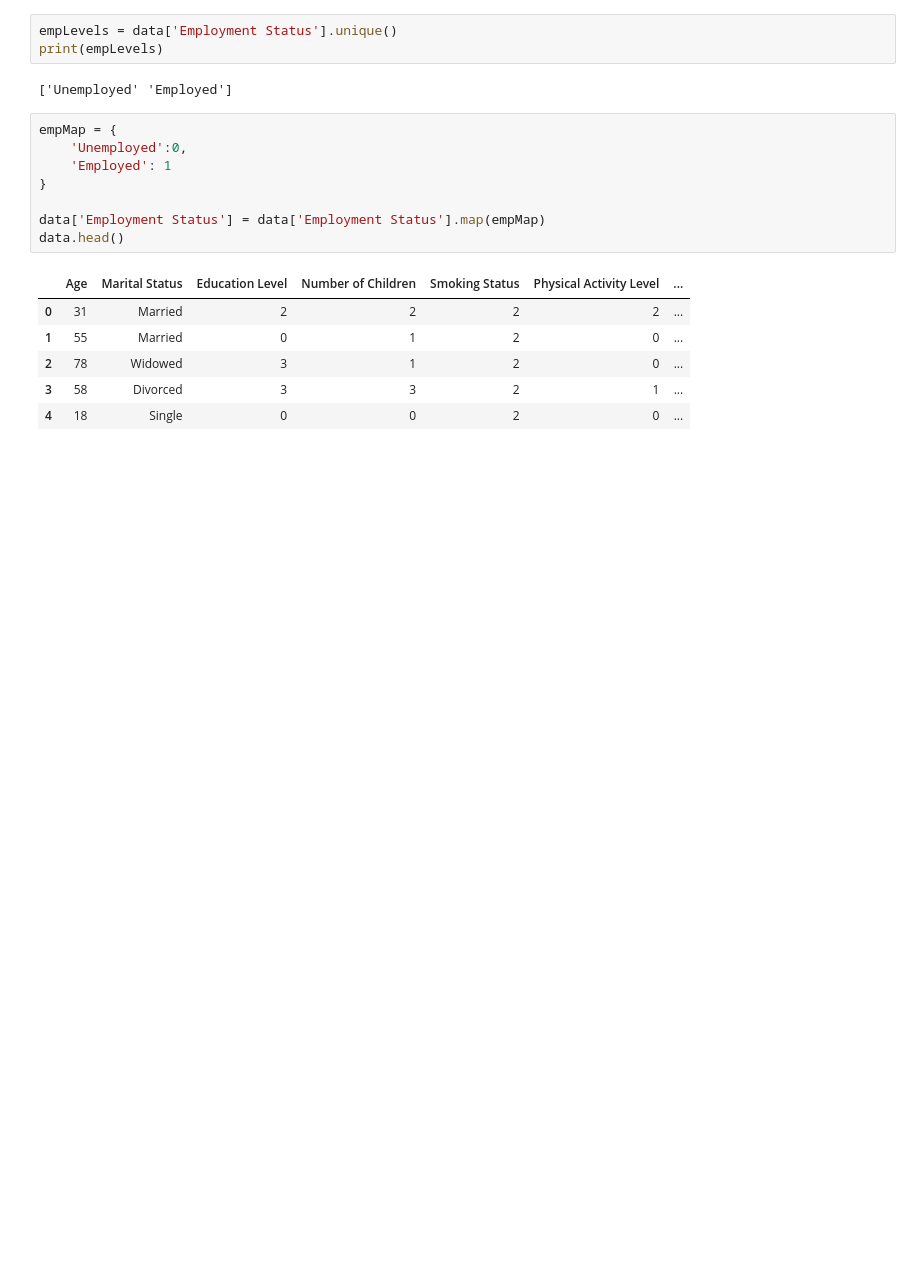
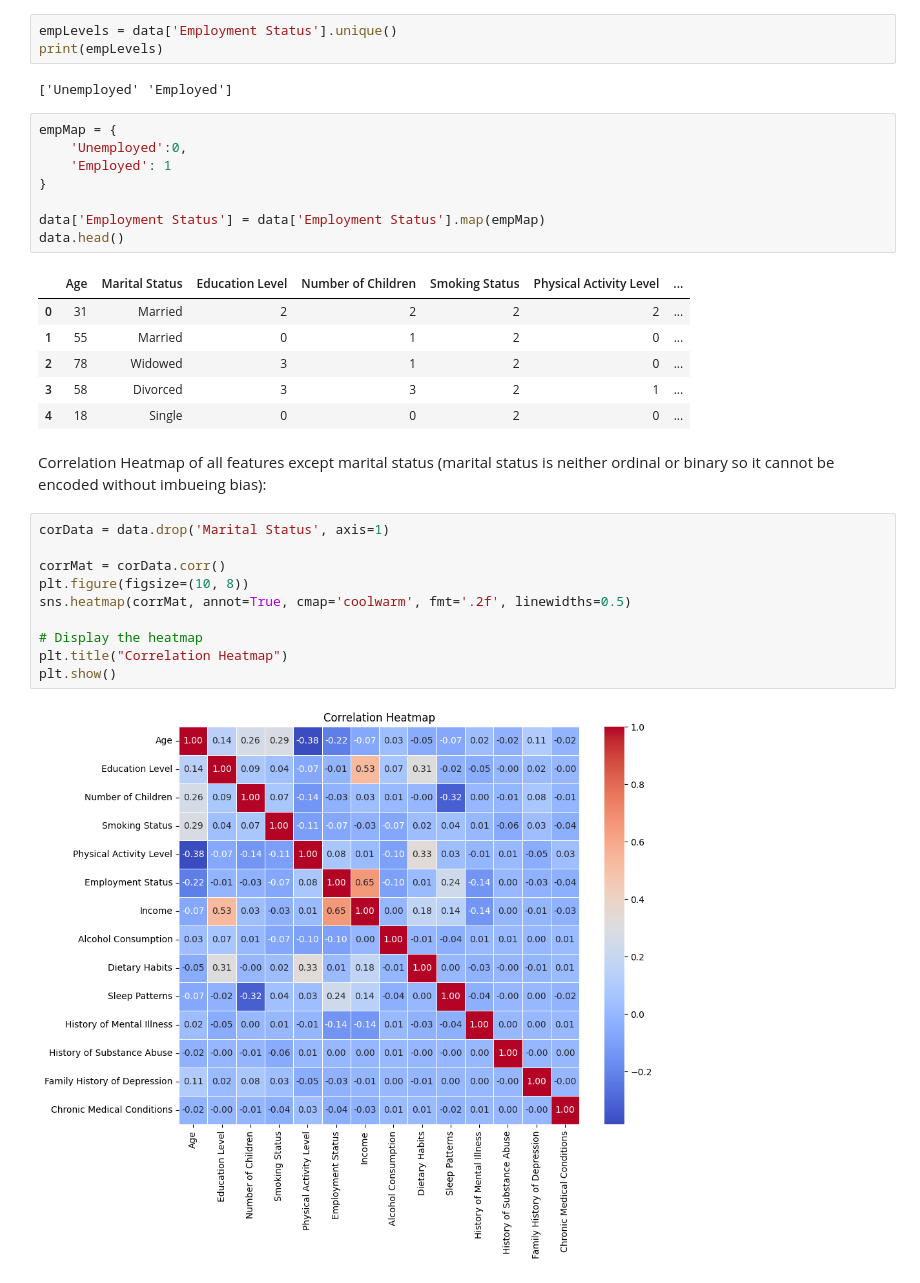
Before and after one commit to dinulawe/causal_factors_associated_with_depression, a Jupyter notebook: tariqNazeem_brendanSandhovel_nethanWeerasinghe.ipynb, the cells around one changed output. Saved outputs shown, nothing was run; the diff lists cells and outputs as text; blank space fills up the shorter version.

Commit message:
correlation map complete

```diff
--- a/tariqNazeem_brendanSandhovel_nethanWeerasinghe.ipynb
+++ b/tariqNazeem_brendanSandhovel_nethanWeerasinghe.ipynb
@@ -304,3 +304,17 @@ data.head()
 | 2 | 78 | Widowed | 3 | 1 | 2 | 0 | ... |
 | 3 | 58 | Divorced | 3 | 3 | 2 | 1 | ... |
 | 4 | 18 | Single | 0 | 0 | 2 | 0 | ... |
+# %% [markdown]
+Correlation Heatmap of all features except marital status (marital status is neither ordinal or binary so it cannot be encoded without imbueing bias):
+# %%
+corData = data.drop('Marital Status', axis=1)
+
+corrMat = corData.corr()
+plt.figure(figsize=(10, 8))
+sns.heatmap(corrMat, annot=True, cmap='coolwarm', fmt='.2f', linewidths=0.5)
+
+# Display the heatmap
+plt.title("Correlation Heatmap")
+plt.show()
+# %% [output]
+[figure, added]
```
Also changed, not shown: parts of 1 cell of this notebook.
